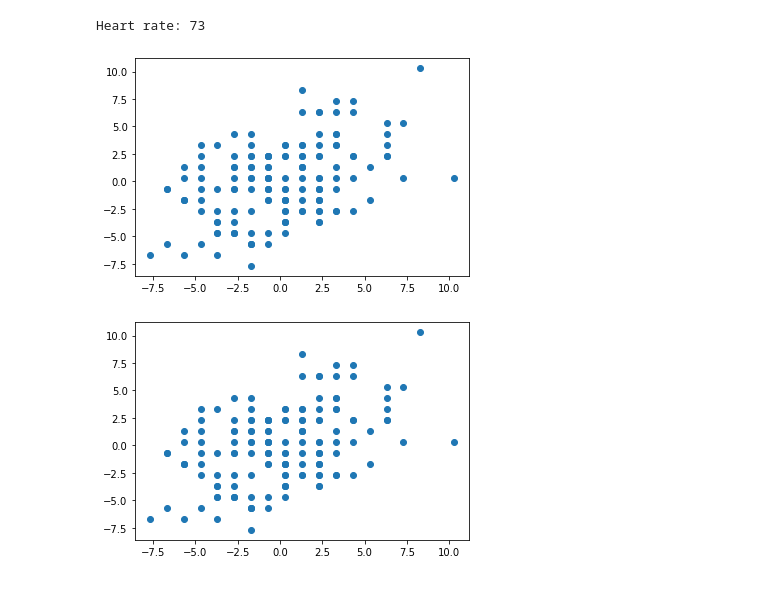
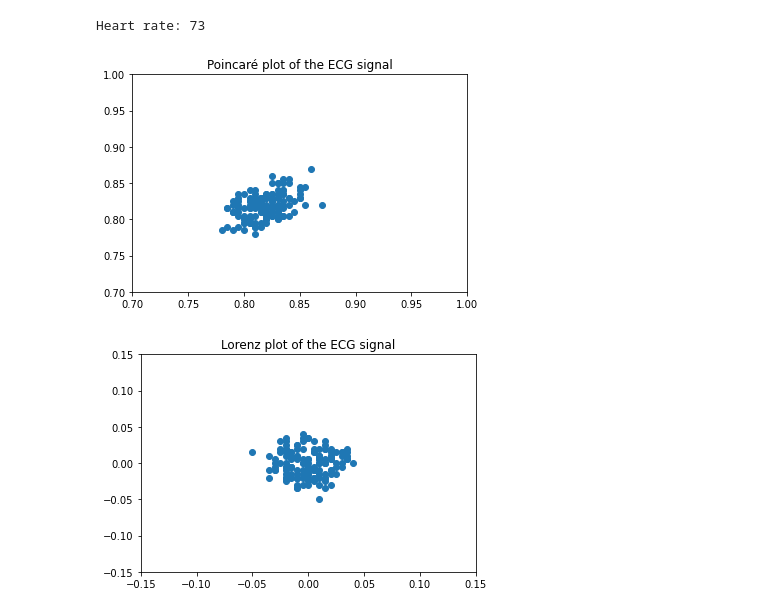
Before and after one commit to Juoksuorava/Health-Wearables-2021, a Jupyter notebook: Analysis Exercise 2/analysis_exercise_2.ipynb, the cells around one changed output. Drawn from its saved outputs; the diff is of its cells as text; code cells hidden in the pictures.

```diff
--- a/Analysis Exercise 2/analysis_exercise_2.ipynb
+++ b/Analysis Exercise 2/analysis_exercise_2.ipynb
@@ -129,26 +129,3 @@ for i in range(len(peaks_indices_ecg)-1):
         print("impossible heart rate at ", i)
 
 # None found
-# %%
-# 3 - Poincare
-
-pc_points = np.diff(peaks_indices_ecg) - rr_interval
-
-pc_points_x = pc_points[0:-1]
-pc_points_y = pc_points[1:]
-
-plt.scatter(pc_points_x, pc_points_y)
-plt.show()
-plt.close()
-
-lrz_points = np.diff(peaks_indices_ecg) - rr_interval
-
-lrz_points_x = lrz_points[0:-1]
-lrz_points_y = lrz_points[1:]
-
-plt.scatter(lrz_points_x, lrz_points_y)
-plt.show()
-plt.close()
-# %% [output]
-[figure, removed]
-[figure, removed]
@@ -156,0 +132,31 @@ plt.close()
+# %%
+# 3 - Poincare & Lorenz
+
+# Poincare points
+poincare_points = np.diff(peaks_indices_ecg)/fs
+# two vectors for plotting, other is one off
+poincare_points_x = poincare_points[:-1]
+poincare_points_y = poincare_points[1:]
+
+# same for Lorenz
+lorenz_points = np.diff(poincare_points)
+
+lorenz_points_x = lorenz_points[:-1]
+lorenz_points_y = lorenz_points[1:]
+
+
+# plot
+plt.scatter(poincare_points_x, poincare_points_y)
+plt.title("Poincaré plot of the ECG signal")
+plt.xlim([0.7,1.])
+plt.ylim([0.7,1.])
+plt.show()
+plt.close()
+plt.scatter(lorenz_points_x, lorenz_points_y)
+plt.title("Lorenz plot of the ECG signal")
+plt.xlim([-0.15,0.15])
+plt.ylim([-0.15,0.15])
+plt.show()
+# %% [output]
+[figure, added]
+[figure, added]
```
Also changed, not shown: parts of 3 cells of this notebook, 2 other files.
